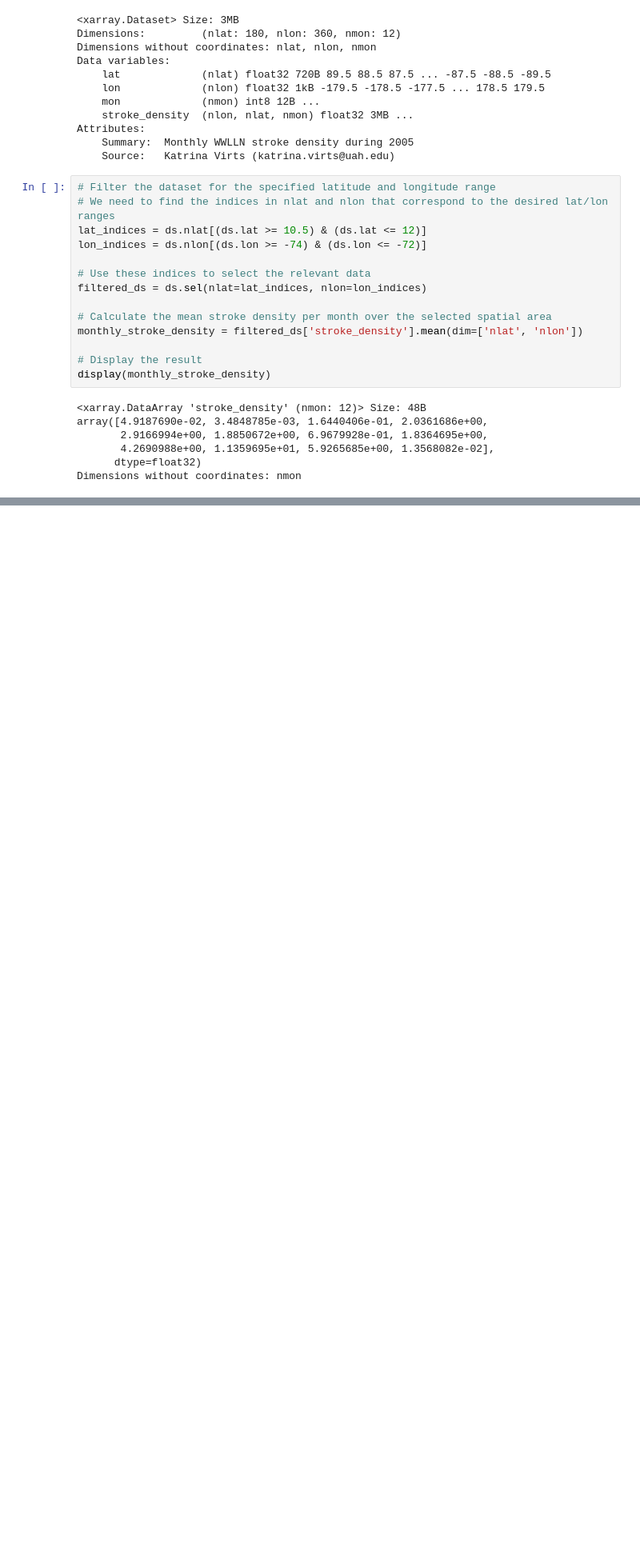
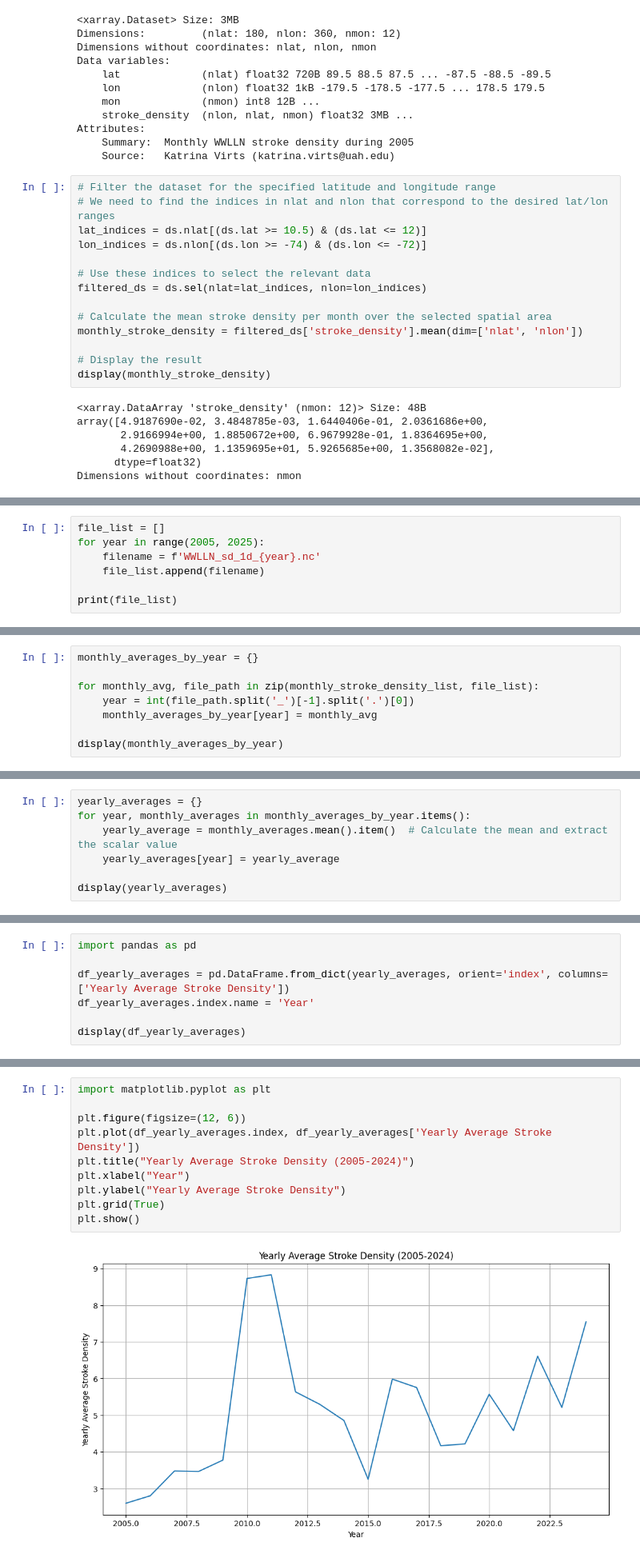
Before and after one commit to cmrondon2000/Tormentas_Vendavales, a Jupyter notebook: tormentas.ipynb, the cells around one changed output, grey strips where cells are left out. Shown: that part at 80% size. Saved outputs shown, nothing was run; the diff lists cells and outputs as text; blank space fills up the shorter version.

```diff
--- a/tormentas.ipynb
+++ b/tormentas.ipynb
@@ -91,0 +103,7 @@ Dimensions without coordinates: nmon
+# %%
+file_list = []
+for year in range(2005, 2025):
+    filename = f'WWLLN_sd_1d_{year}.nc'
+    file_list.append(filename)
+
+print(file_list)
@@ -91,0 +183,8 @@ Dimensions without coordinates: nmon
+# %%
+monthly_averages_by_year = {}
+
+for monthly_avg, file_path in zip(monthly_stroke_density_list, file_list):
+    year = int(file_path.split('_')[-1].split('.')[0])
+    monthly_averages_by_year[year] = monthly_avg
+
+display(monthly_averages_by_year)
@@ -91,0 +217,7 @@ Dimensions without coordinates: nmon
+# %%
+yearly_averages = {}
+for year, monthly_averages in monthly_averages_by_year.items():
+    yearly_average = monthly_averages.mean().item()  # Calculate the mean and extract the scalar value
+    yearly_averages[year] = yearly_average
+
+display(yearly_averages)
@@ -91,0 +253,7 @@ Dimensions without coordinates: nmon
+# %%
+import pandas as pd
+
+df_yearly_averages = pd.DataFrame.from_dict(yearly_averages, orient='index', columns=['Yearly Average Stroke Density'])
+df_yearly_averages.index.name = 'Year'
+
+display(df_yearly_averages)
@@ -91,0 +287,12 @@ Dimensions without coordinates: nmon
+# %%
+import matplotlib.pyplot as plt
+
+plt.figure(figsize=(12, 6))
+plt.plot(df_yearly_averages.index, df_yearly_averages['Yearly Average Stroke Density'])
+plt.title("Yearly Average Stroke Density (2005-2024)")
+plt.xlabel("Year")
+plt.ylabel("Yearly Average Stroke Density")
+plt.grid(True)
+plt.show()
+# %% [output]
+[figure, added]
```
Also changed, not shown: parts of 41 cells of this notebook.
